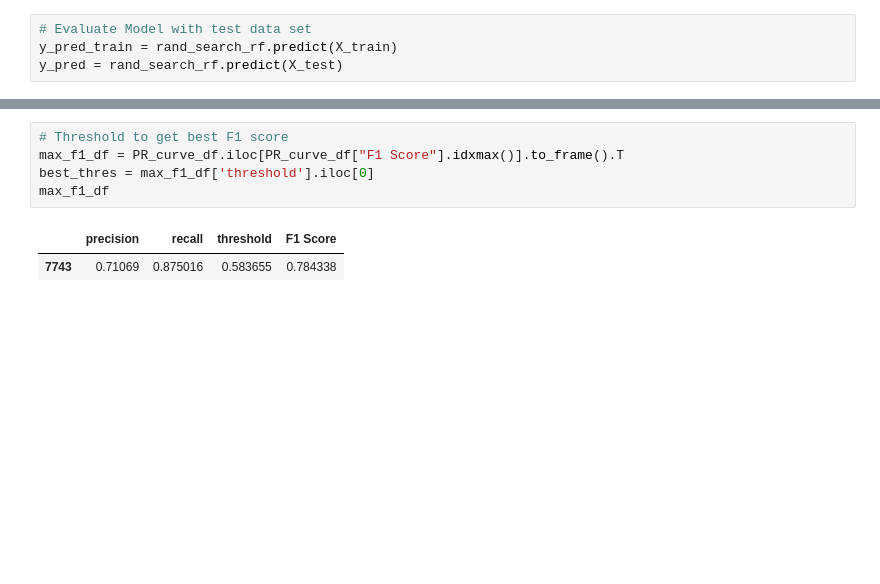
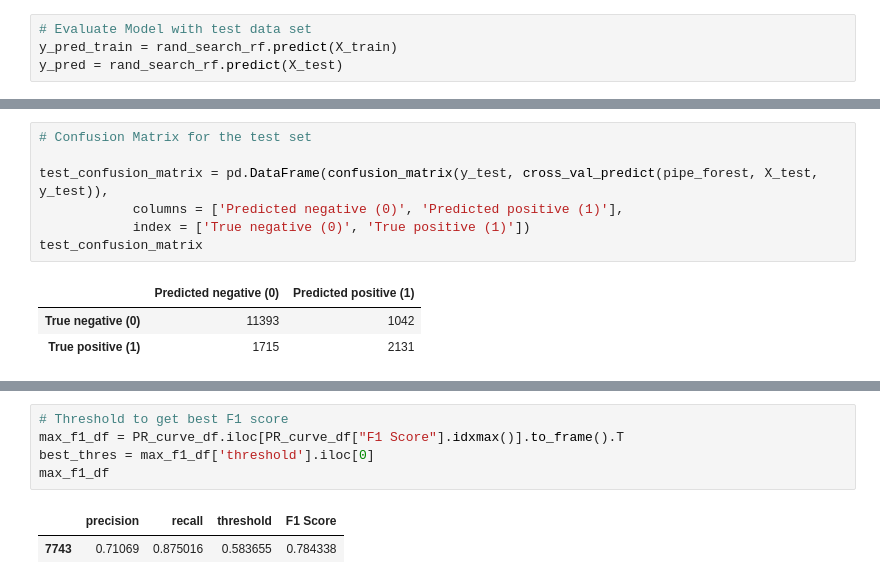
Before and after one commit to sukhleen999/census-income-prediction, a Jupyter notebook: src/model_building.ipynb, the cells around one changed output, grey strips where cells are left out. Saved outputs shown, nothing was run; the diff lists cells and outputs as text; blank space fills up the shorter version.

```diff
--- a/src/model_building.ipynb
+++ b/src/model_building.ipynb
@@ -144,3 +147,14 @@ model_perf_df
 |  | Accuarcy | Precision | Recall | F1 Score |
 | Train Data | 0.868493 | 0.660388 | 0.934447 | 0.773870 |
 | Test Data | 0.810577 | 0.571751 | 0.789392 | 0.663172 |
+# %%
+# Confusion Matrix for the test set
+
+test_confusion_matrix = pd.DataFrame(confusion_matrix(y_test, cross_val_predict(pipe_forest, X_test, y_test)),
+            columns = ['Predicted negative (0)', 'Predicted positive (1)'],
+            index = ['True negative (0)', 'True positive (1)'])
+test_confusion_matrix
+# %% [output]
+|  | Predicted negative (0) | Predicted positive (1) |
+| True negative (0) | 11393 | 1042 |
+| True positive (1) | 1715 | 2131 |
```
Also changed, not shown: parts of 9 cells of this notebook.
